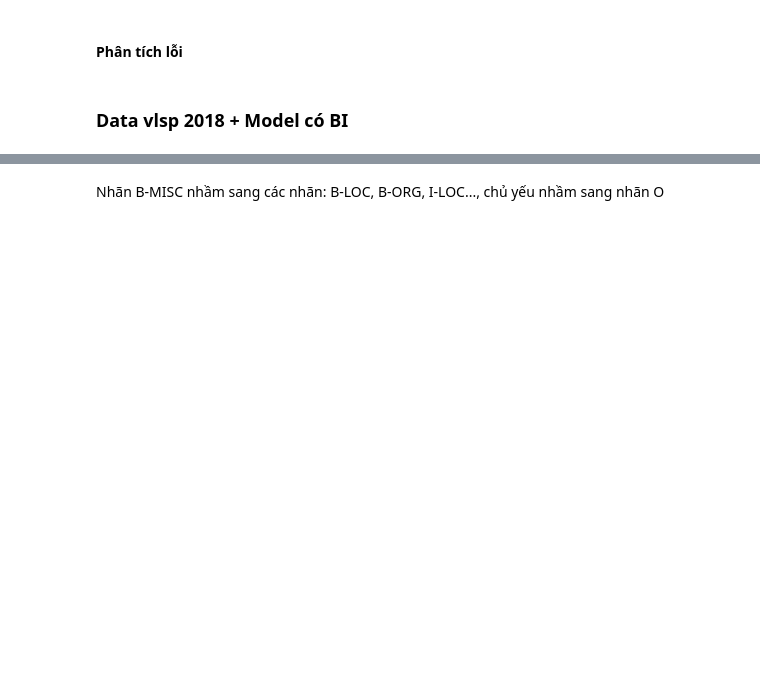
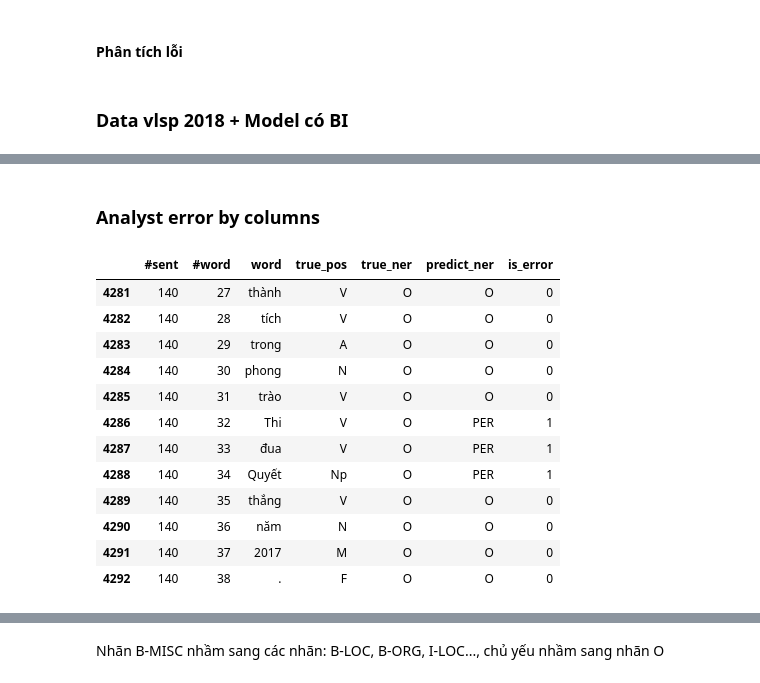
Before and after one commit to NguyenTinh98/NER_MOCKPROJECT, a Jupyter notebook: crf_model/vlsp2018/analyst_error_data.ipynb, the cells around one changed output, grey strips where cells are left out. Cells and saved outputs as stored; diff of their text form; code cells hidden in the pictures; blank space fills up the shorter version.

Commit message:
update phân tích lỗi từ xung quanh

```diff
--- a/crf_model/vlsp2018/analyst_error_data.ipynb
+++ b/crf_model/vlsp2018/analyst_error_data.ipynb
@@ -26,0 +44,59 @@ data_error[data_error['is_error'] ==1]
+# %% [markdown]
+### Analyst error by columns
+# %%
+# find word index near
+def get_data_error(df, num_sent, dist_size):
+    """
+    function get_data_error: phân tích lỗi xung quanh từ bị lỗi
+    df: DataFrame để phân tích gồm các columns (#sent, #word, word, true_pos, true_ner,predict_ner,is_error)
+    dist_size: khoảng cách xung quanh từ bị lỗi
+    num_sent: câu nằm trong câu
+    """
+    is_error = 1
+    col_name = "#sent"
+    data_test = df
+    df_condition = data_test.loc[(data_test[col_name] ==  num_sent)]
+    df_condition_is_error = df_condition.loc[df_condition["is_error"] == is_error]
+
+    if len(df_condition_is_error) ==  0:
+        return  print("Not exited data row by condition this")
+
+    else:
+
+        word_near = df_condition_is_error["#word"].iloc[0]
+        word_least = df_condition_is_error["#word"].iloc[-1]
+        max_len = df_condition["#word"].iloc[-1]
+
+        if word_near <= dist_size:
+            word_index_left = 0
+        else:
+            word_index_left = word_near - dist_size
+
+        if dist_size >= max_len - word_least:
+            word_index_right = -1
+
+        else:
+            word_index_right = word_least + dist_size
+
+
+        if word_index_right == -1:
+            rs_df = df_condition.iloc[word_index_left:]
+        else:
+            rs_df = df_condition.iloc[word_index_left:word_index_right + 1]
+        return rs_df
+# %%
+get_data_error(data_error_BI, 5, 140)
+# %% [output]
+|  | #sent | #word | word | true_pos | true_ner | predict_ner | is_error |
+| 4281 | 140 | 27 | thành | V | O | O | 0 |
+| 4282 | 140 | 28 | tích | V | O | O | 0 |
+| 4283 | 140 | 29 | trong | A | O | O | 0 |
+| 4284 | 140 | 30 | phong | N | O | O | 0 |
+| 4285 | 140 | 31 | trào | V | O | O | 0 |
+| 4286 | 140 | 32 | Thi | V | O | PER | 1 |
+| 4287 | 140 | 33 | đua | V | O | PER | 1 |
+| 4288 | 140 | 34 | Quyết | Np | O | PER | 1 |
+| 4289 | 140 | 35 | thắng | V | O | O | 0 |
+| 4290 | 140 | 36 | năm | N | O | O | 0 |
+| 4291 | 140 | 37 | 2017 | M | O | O | 0 |
+| 4292 | 140 | 38 | . | F | O | O | 0 |
```
Also changed, not shown: parts of 19 cells of this notebook, 1 other file.
